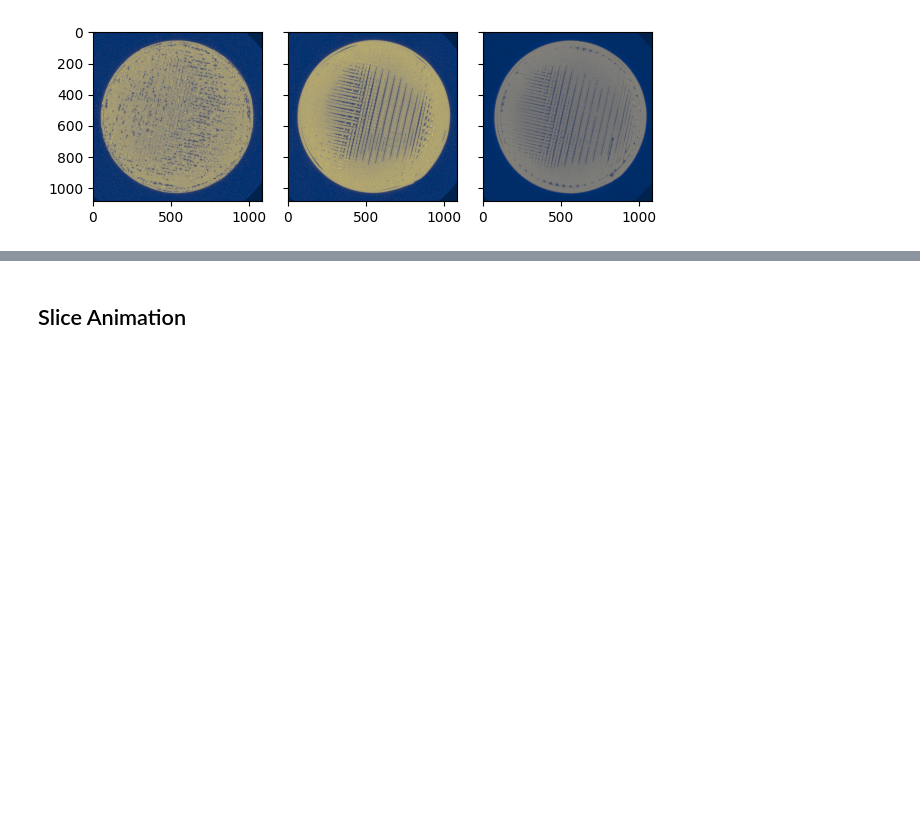
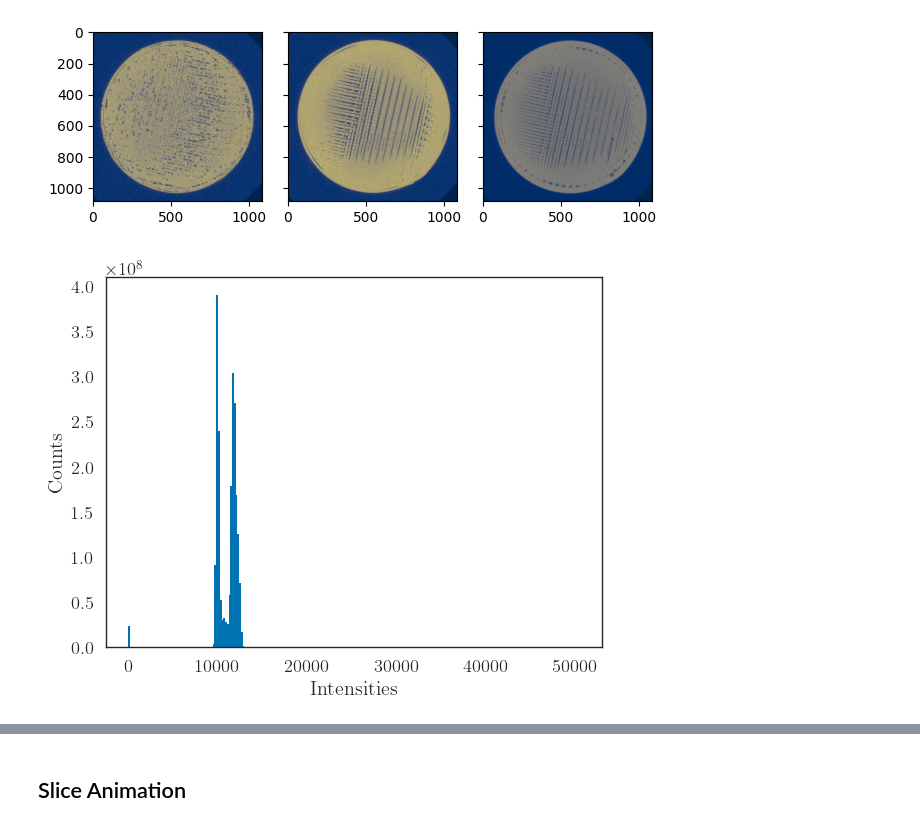
Before and after one commit to tpasfieldERAU/MA390-490_PNNL, a Jupyter notebook: datavis.ipynb, the cells around one changed output, grey strips where cells are left out. Cells and saved outputs as stored; diff of their text form; code cells hidden in the pictures; blank space fills up the shorter version.

Commit message:
Add histogram comparison for progress report

```diff
--- a/datavis.ipynb
+++ b/datavis.ipynb
@@ -3,6 +3,14 @@ import numpy as np
 import itk
 import itkwidgets
 import matplotlib.pyplot as plt
+import seaborn as sns
+
+from matplotlib import rc
+sns.set_palette('colorblind')
+sns.set_context('paper', font_scale=1.5)
+sns.set_style('white')
+rc('font', **{'family': 'serif', 'serif': ['Computer Modern']})
+rc('text', usetex=True)
 # %%
 img = np.load('./NORMALIZED-RP-STACK.npy')
 # %% [markdown]
@@ -26,3 +34,19 @@ fig.show()
 # %% [output]
 FigureCanvasAgg is non-interactive, and thus cannot be shown
 [figure]
+# %%
+# Create histograms to visualize the spread of the dataset.
+
+norm_img = np.load("NORMALIZED-RP-STACK.npy")
+img = np.load("2024_FULL-STACK.npy")
+# %%
+fp_counts, fp_bins = np.histogram(img.reshape(-1,1), bins=256)
+rp_counts, rp_bins = np.histogram(norm_img.reshape(-1,1), bins=256)
+# %%
+plt.stairs(fp_counts, fp_bins, fill=True)
+# plt.title("Intensity Histogram of Single-Precision Float Dataset")
+plt.ylabel("Counts")
+plt.xlabel("Intensities")
+plt.show()
+# %% [output]
+[figure, added]
```
Also changed, not shown: parts of 2 cells of this notebook, 4 other files.
